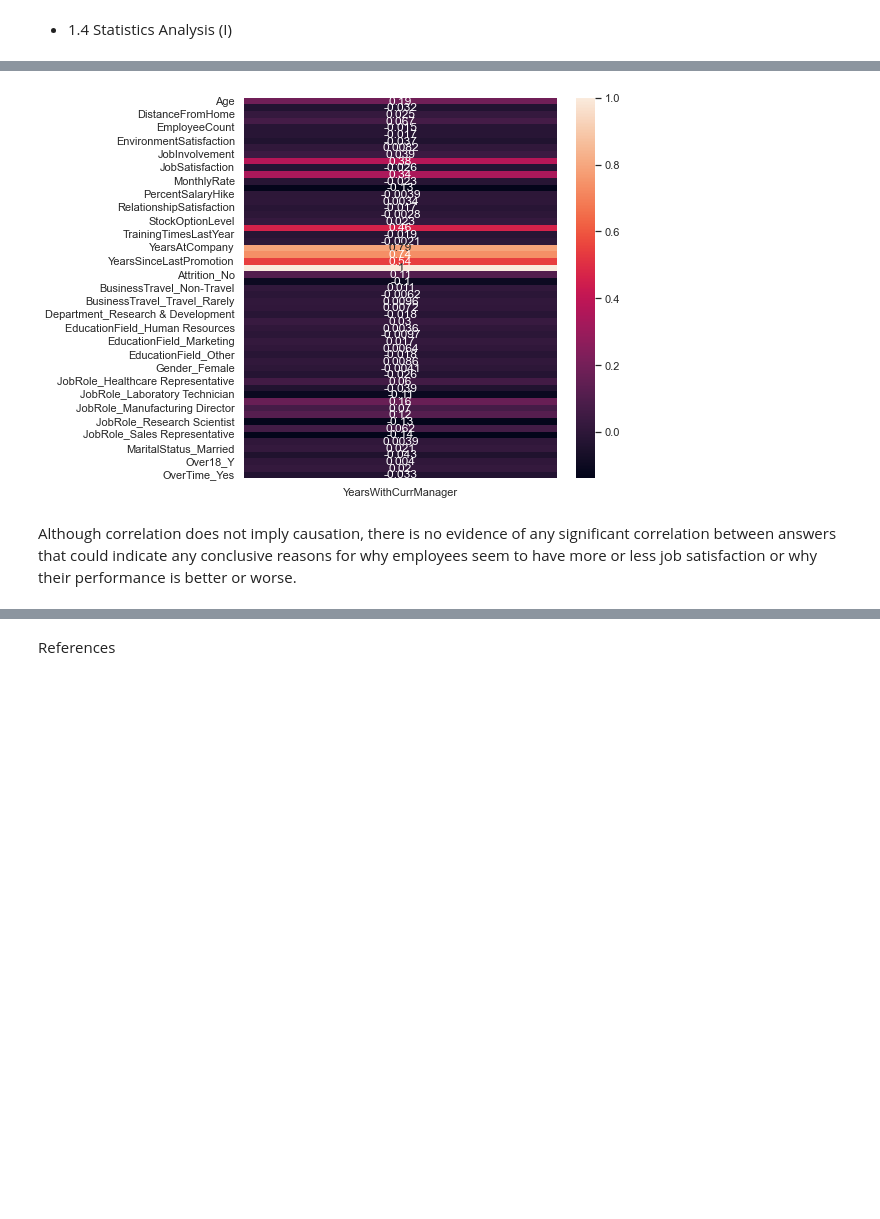
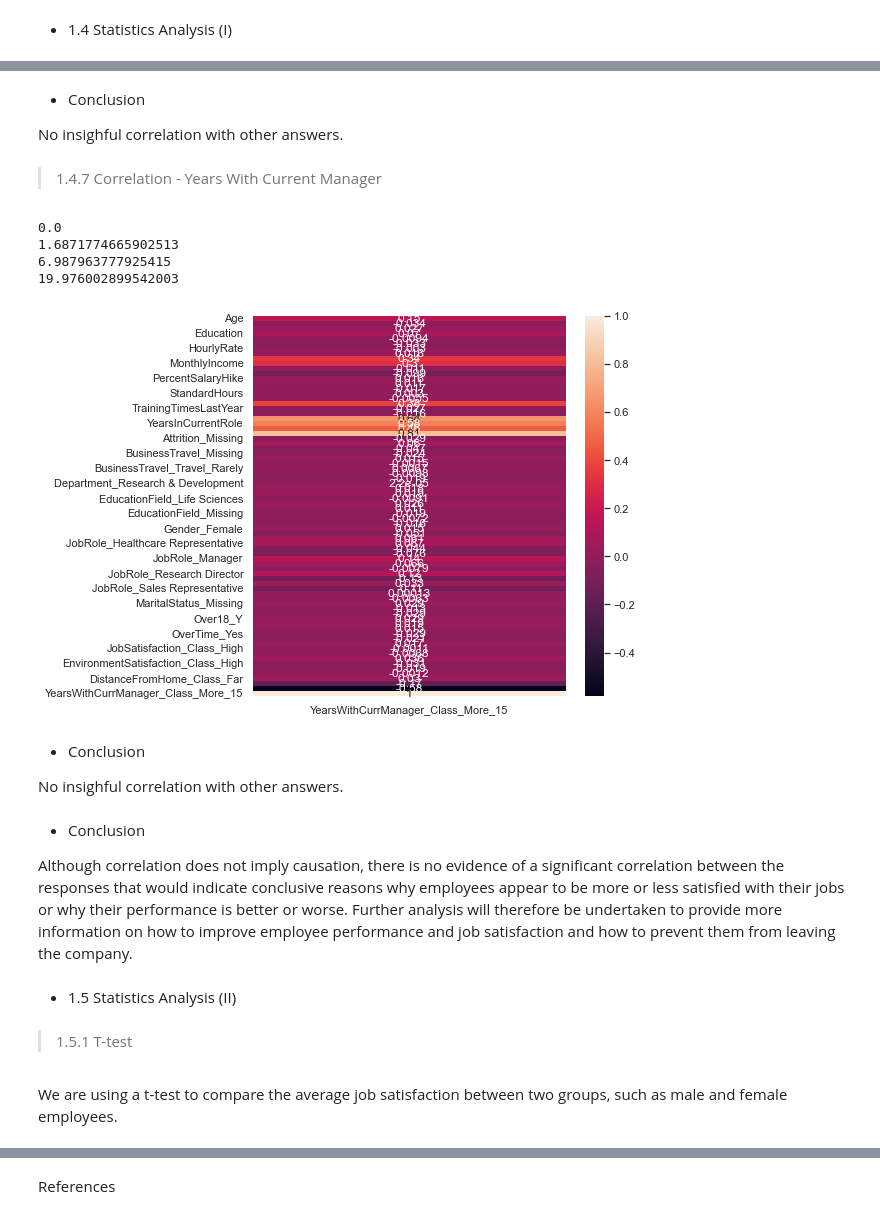
Before and after one commit to EduardoJMatosRomero/MLDPSTCA2, a Jupyter notebook: EduardoJMatosRomero_sba23298_Lvl8_CA2.ipynb, the cells around one changed output, grey strips where cells are left out. Drawn from its saved outputs; the diff is of its cells as text; code cells hidden in the pictures; blank space fills up the shorter version.

```diff
--- a/EduardoJMatosRomero_sba23298_Lvl8_CA2.ipynb
+++ b/EduardoJMatosRomero_sba23298_Lvl8_CA2.ipynb
@@ -721,0 +770,10 @@ As it could be expected...
+# %%
+# Defining thresholds.
+thresholds = [0.72, 1.9, 3.68, 5.26]
+
+# Creating bins using the defined thresholds
+df3['JobSatisfaction_Class'] = pd.cut(df3['JobSatisfaction'], bins=thresholds, labels=['Low', 'Medium', 'High'], include_lowest=True)
+
+df3.drop('JobSatisfaction', axis=1, inplace=True)
+
+df3 = pd.get_dummies(df3, columns=['JobSatisfaction_Class'])
@@ -745,0 +845,10 @@ As it could be expected...
+# %%
+# Defining thresholds.
+thresholds = [0.74, 1.90, 3.38, 5.26]
+
+# Creating bins using the defined thresholds
+df3['EnvironmentSatisfaction_Class'] = pd.cut(df3['EnvironmentSatisfaction'], bins=thresholds, labels=['Low', 'Medium', 'High'], include_lowest=True)
+
+df3.drop('EnvironmentSatisfaction', axis=1, inplace=True)
+
+df3 = pd.get_dummies(df3, columns=['EnvironmentSatisfaction_Class'])
@@ -759,0 +894,9 @@ plt.show()
+# %%
+# Defining bins based on the min and max values
+bins = [0.75, 2.15, 13.59, 33.69]  # Adjust the bin edges as needed
+
+# Creating binned column in df3
+df3['DistanceFromHome_Class'] = pd.cut(df3['DistanceFromHome'], bins=bins, labels=['Near', 'Moderate', 'Far'])
+
+# Applying one-hot encoding to the new column in df3
+df3 = pd.get_dummies(df3, columns=['DistanceFromHome_Class'])
@@ -766,8 +935,49 @@ plt.show()
+# %% [markdown]
+- Conclusion
+
+No insighful correlation with other answers.
+# %% [markdown]
+> 1.4.7 Correlation - Years With Current Manager
+# %%
+Q1 = df['YearsWithCurrManager'].quantile(0.25)
+Q3 = df['YearsWithCurrManager'].quantile(0.75)
+
+print(df['YearsWithCurrManager'].min())
+print(Q1)
+print(Q3)
+print(df['YearsWithCurrManager'].max())
+# %% [output]
+0.0
+1.6871774665902513
+6.987963777925415
+19.976002899542003
+# %%
+# Defining bins based on the min and max values
+bins = [0.0, 1.6871774665902513, 6.987963777925415, 19.976002899542003]
+
+# Creating binned column in df3
+df3['YearsWithCurrManager_Class'] = pd.cut(df3['YearsWithCurrManager'], bins=bins, labels=['less_2', 'less_7', 'More_15'])
+
+# Applying one-hot encoding to the new column in df3
+df3 = pd.get_dummies(df3, columns=['YearsWithCurrManager_Class'])
 # %%
 plt.figure(figsize=(7,7))
-sns.heatmap(df3.corr()[["YearsWithCurrManager"]], annot=True)
+sns.heatmap(df3.corr()[["YearsWithCurrManager_Class_More_15"]], annot=True)
 plt.show()
 # %% [output]
-[figure, old version]
+[figure, new version]
+# %% [markdown]
+- Conclusion
+
+No insighful correlation with other answers.
 # %% [markdown]
-Although correlation does not imply causation, there is no evidence of any significant correlation between answers that could indicate any conclusive reasons for why employees seem to have more or less job satisfaction or why their performance is better or worse.
+- Conclusion
+
+Although correlation does not imply causation, there is no evidence of a significant correlation between the responses that would indicate conclusive reasons why employees appear to be more or less satisfied with their jobs or why their performance is better or worse.
+Further analysis will therefore be undertaken to provide more information on how to improve employee performance and job satisfaction and how to prevent them from leaving the company.
+# %% [markdown]
+- 1.5 Statistics Analysis (II)
+# %% [markdown]
+> 1.5.1 T-test
+# %% [markdown]
+We are using a t-test to compare the average job satisfaction between two groups, such as male and female employees.
```
Also changed, not shown: parts of 122 cells of this notebook.
